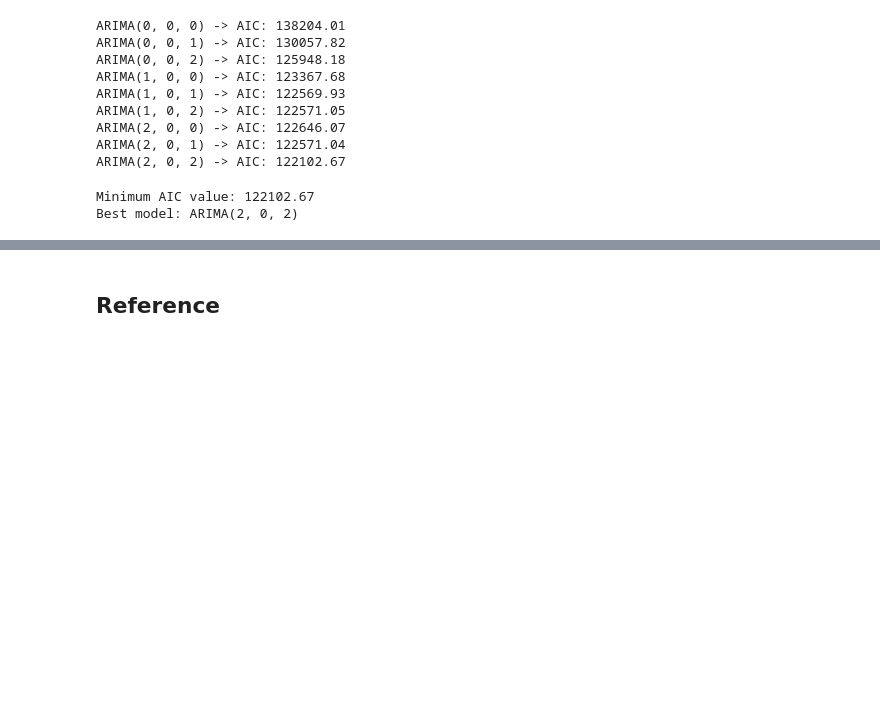
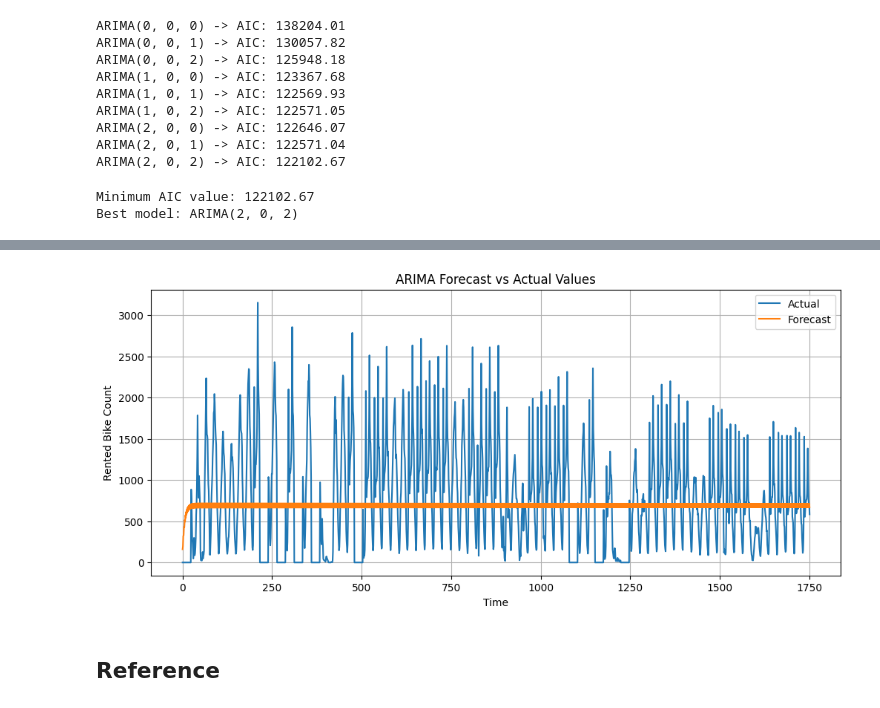
Before and after one commit to JheniferDamiski/CA1-Machine-Learning-for-Business-Git, a Jupyter notebook: Untitled.ipynb, the cells around one changed output, grey strips where cells are left out. Saved outputs shown, nothing was run; the diff lists cells and outputs as text; code cells hidden in the pictures; blank space fills up the shorter version.

```diff
--- a/Untitled.ipynb
+++ b/Untitled.ipynb
@@ -496,3 +667,18 @@ Best model: ARIMA(2, 0, 2)
+# %%
+plt.figure(figsize=(12, 5))
+
+plt.plot(test.values, label="Actual")
+plt.plot(forecast.values, label="Forecast")
+
+plt.title("ARIMA Forecast vs Actual Values")
+plt.xlabel("Time")
+plt.ylabel("Rented Bike Count")
+plt.legend()
+plt.grid(True)
+
+plt.show()
+# %% [output]
+[figure, added]
 # %% [markdown]
 ## Reference
 # %% [markdown]
```
Also changed, not shown: parts of 13 cells of this notebook.
